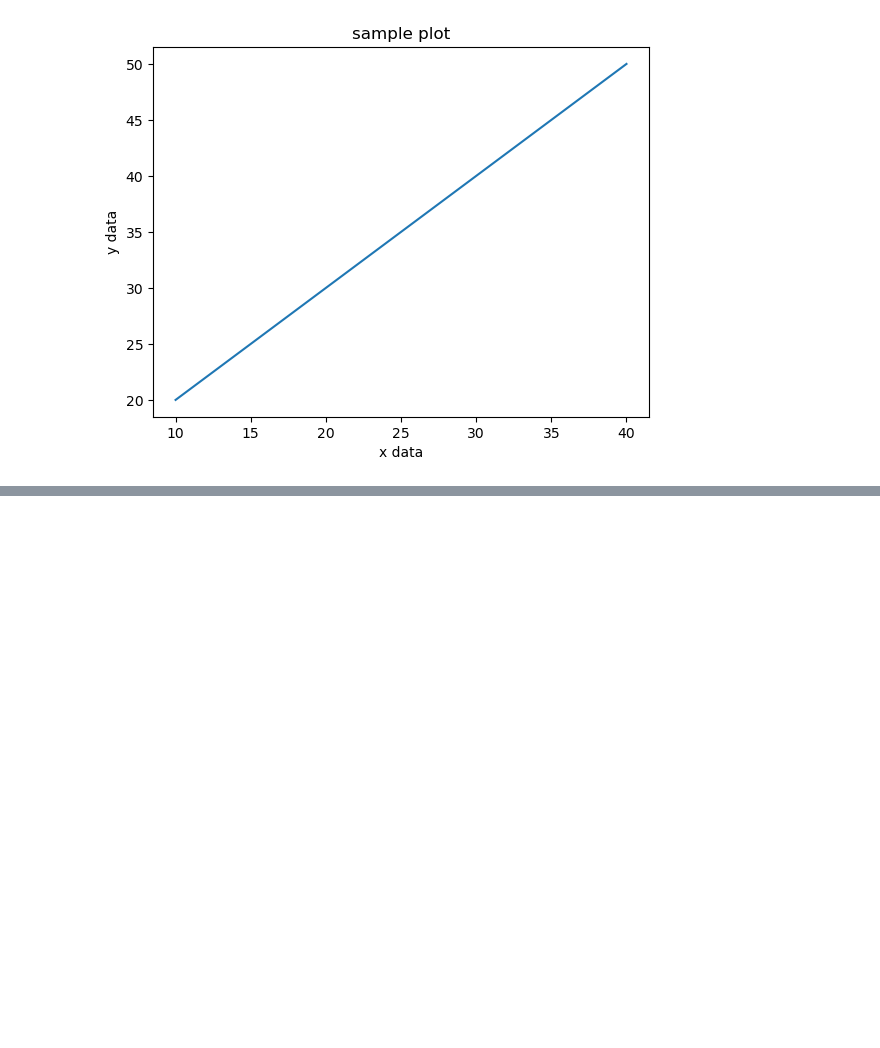
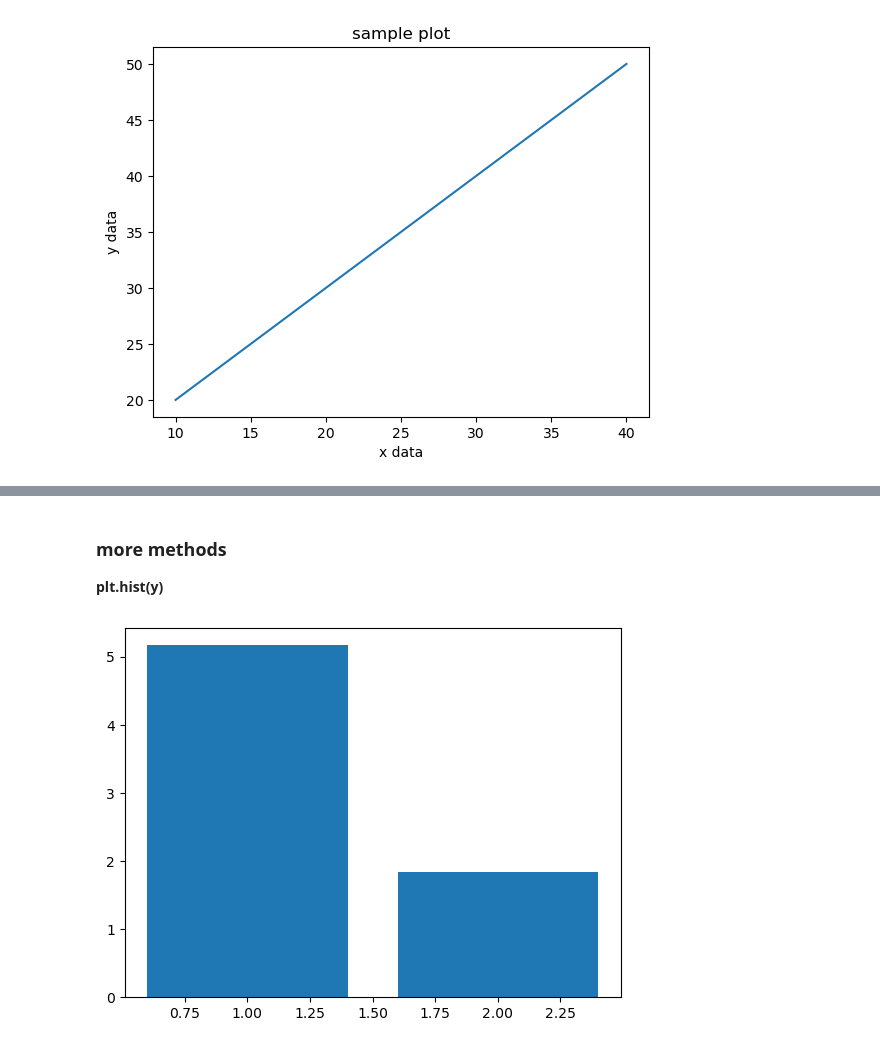
Before and after one commit to dnzambuli/CSI2020-classwork, a Jupyter notebook: WK4/class work.ipynb, the cells around one changed output, grey strips where cells are left out. Drawn from its saved outputs; the diff is of its cells as text; code cells hidden in the pictures; blank space fills up the shorter version.

```diff
--- a/WK4/class work.ipynb
+++ b/WK4/class work.ipynb
@@ -222,0 +237,14 @@ plt.show()
+# %% [markdown]
+### more methods
+**plt.hist(y)**
+# %%
+x = [1, 2, 3, 4, 5, 6, 2]
+import numpy as np
+x, y = np.histogram(x, bins = 6)
+# x.shape
+# y.shape
+plt.bar(x, y[:-1])
+# plt.hist(x)
+plt.show()
+# %% [output]
+[figure, added]
```
Also changed, not shown: parts of 10 cells of this notebook.
